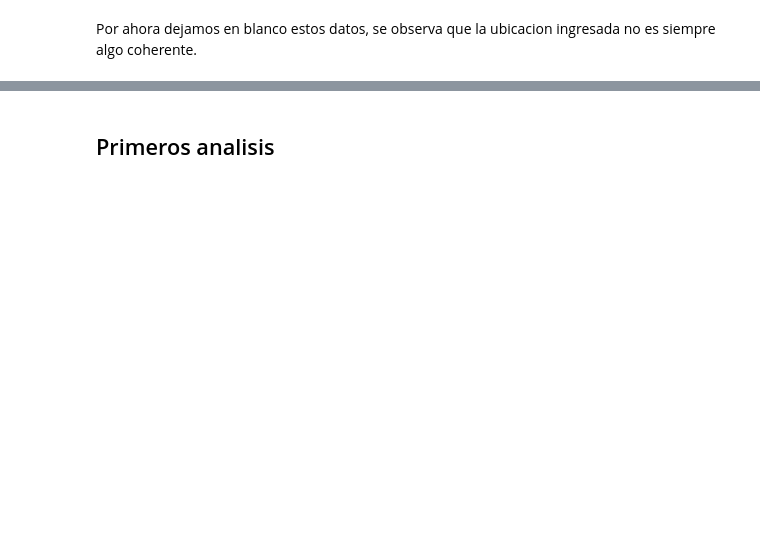
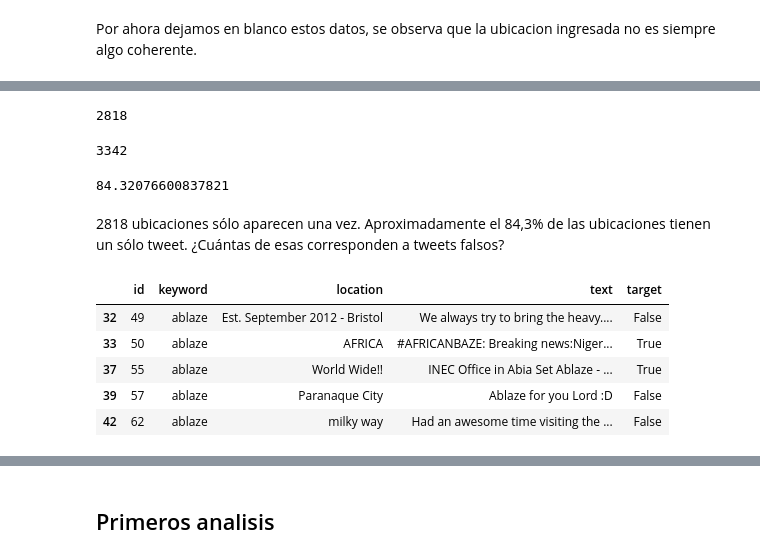
Before and after one commit to alepenaa94/TP1_Real_or_Not, a Jupyter notebook: TP1_Real_or_Not.ipynb, the cells around one changed output, grey strips where cells are left out. Cells and saved outputs as stored; diff of their text form; code cells hidden in the pictures; blank space fills up the shorter version.

```diff
--- a/TP1_Real_or_Not.ipynb
+++ b/TP1_Real_or_Not.ipynb
@@ -130,0 +184,28 @@ Por ahora dejamos en blanco estos datos, se observa que la ubicacion ingresada n
+# %%
+location_with_one_tweet.count()
+# %% [output]
+2818
+# %%
+# Ubicaciones diferentes
+len(locations.unique())
+# %% [output]
+3342
+# %%
+# Porcentaje de ubicaciones que solo aparecen 1 vez
+prom_one = location_with_one_tweet.count()/len(locations.unique())*100
+prom_one
+# %% [output]
+84.32076600837821
+# %% [markdown]
+2818 ubicaciones sólo aparecen una vez. Aproximadamente el 84,3% de las ubicaciones tienen un sólo tweet. ¿Cuántas de esas corresponden a tweets falsos?
+# %%
+# Agrupo y filtro para quedarme con los q tienen 1 tweet
+tweets_one_location = train_df.groupby("location").filter(lambda x: len(x) == 1)
+tweets_one_location.head()
+# %% [output]
+|  | id | keyword | location | text | target |
+| 32 | 49 | ablaze | Est. September 2012 - Bristol | We always try to bring the heavy.... | False |
+| 33 | 50 | ablaze | AFRICA | #AFRICANBAZE: Breaking news:Niger... | True |
+| 37 | 55 | ablaze | World Wide!! | INEC Office in Abia Set Ablaze - ... | True |
+| 39 | 57 | ablaze | Paranaque City | Ablaze for you Lord :D | False |
+| 42 | 62 | ablaze | milky way | Had an awesome time visiting the ... | False |
```
Also changed, not shown: parts of 24 cells of this notebook.
